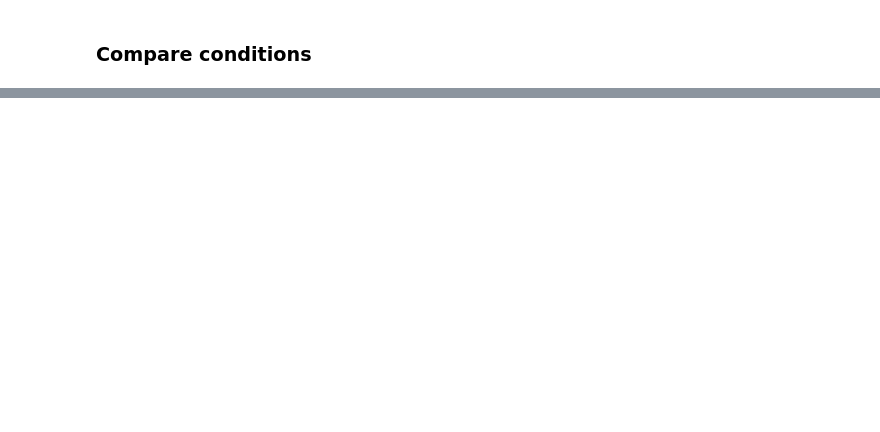
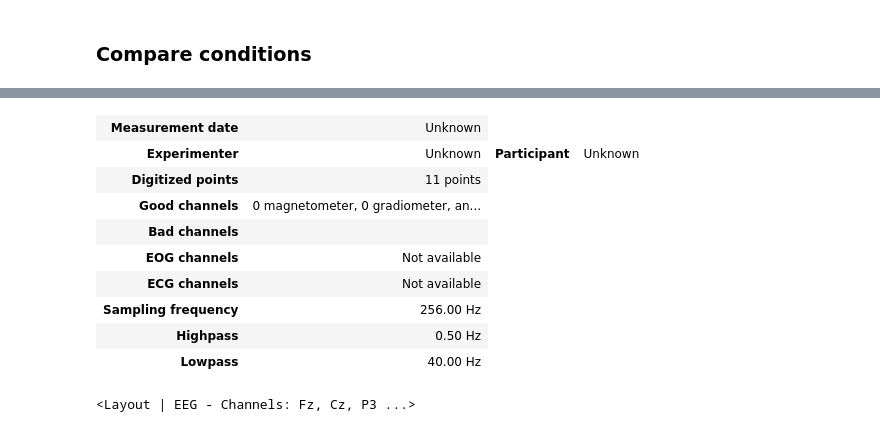
Before and after one commit to lokinou/p3k_offline_analysis, a Jupyter notebook: p300mne.ipynb, the cells around one changed output, grey strips where cells are left out. Drawn from its saved outputs; the diff is of its cells as text; code cells hidden in the pictures; blank space fills up the shorter version.

```diff
--- a/p300mne.ipynb
+++ b/p300mne.ipynb
@@ -27,7 +27,9 @@ from mne.time_frequency import tfr_multitaper
 from mne.stats import permutation_cluster_1samp_test as pcluster_test
 from mne.viz.utils import center_cmap
 # %%
-apply_CSD = True  # use Current Source Density (spatial filter)
+
+apply_infinite_reference = True
+apply_CSD = False  # use Current Source Density (spatial filter)
 apply_ASR = False  # use Artifact Subspace Reconstruction (artifact removal)
 # %%
 data_dir=r"C:\BCI\dev\p300_analysis_from_openvibe"
@@ -357,6 +399,6 @@ fig = raw.plot_sensors('3d')
 # %%
 event_ids = dict(NonTarget=0, Target=1)
-epochs = mne.Epochs(raw, events, event_id=event_ids, tmin=-0.5, tmax=0.6,
+epochs = mne.Epochs(raw, events, event_id=event_ids, tmin=-0.5, tmax=0.6, event_repeated='drop', picks = ['eeg'],
                     preload=True)
 fig = epochs.plot()
 # %% [output]
@@ -430,0 +536,17 @@ No projector specified for this dataset. Please consider the method self.add_pro
+# %%
+epochs.info
+# %% [output]
+| Measurement date | Unknown |
+| Experimenter | Unknown | Participant | Unknown |
+| Digitized points | 11 points |
+| Good channels | 0 magnetometer, 0 gradiometer, an... |
+| Bad channels |  |
+| EOG channels | Not available |
+| ECG channels | Not available |
+| Sampling frequency | 256.00 Hz |
+| Highpass | 0.50 Hz |
+| Lowpass | 40.00 Hz |
+# %%
+mne.channels.find_layout(epochs.info, ch_type='eeg')
+# %% [output]
+<Layout | EEG - Channels: Fz, Cz, P3 ...>
```
Also changed, not shown: parts of 71 cells of this notebook, 3 other files.
